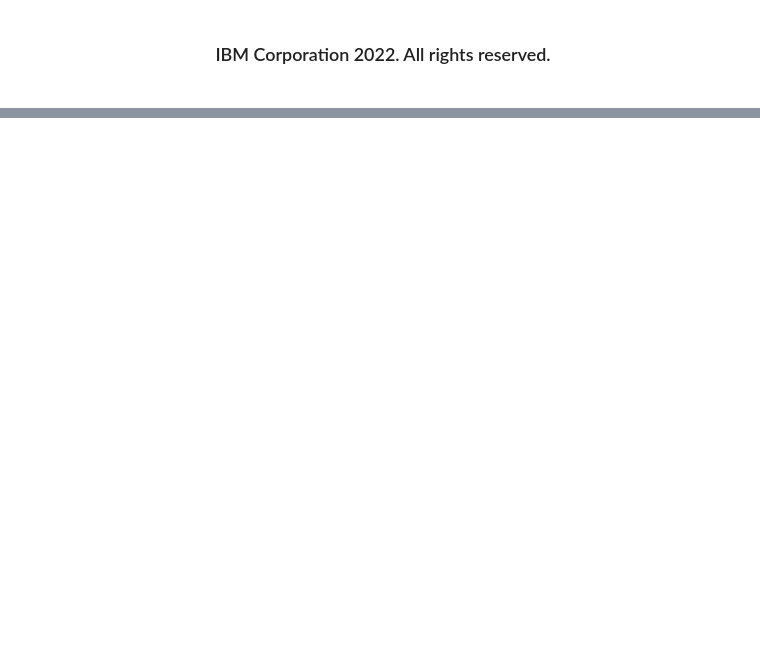
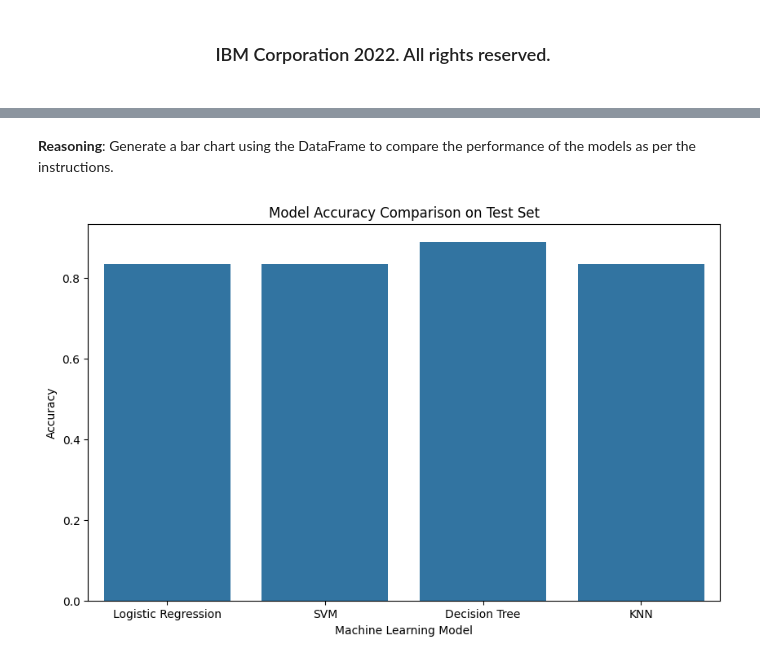
Before and after one commit to IvanTulli/DSC_project, a Jupyter notebook: Part 4 - Model building and evaluation/SpaceX_Machine Learning Prediction_Part_5.ipynb, the cells around one changed output, grey strips where cells are left out. Cells and saved outputs as stored; diff of their text form; code cells hidden in the pictures; blank space fills up the shorter version.

```diff
--- a/Part 4 - Model building and evaluation/SpaceX_Machine Learning Prediction_Part_5.ipynb
+++ b/Part 4 - Model building and evaluation/SpaceX_Machine Learning Prediction_Part_5.ipynb
@@ -110,9 +102,9 @@ data.head()
 | 4 | 5 | 2013-12-03 | Falcon 9 | 3170.000000 | GTO | CCAFS SLC 40 | None None | 1 | False | ... |
 # %%
 URL2 = 'https://cf-courses-data.s3.us.cloud-object-storage.appdomain.cloud/IBM-DS0321EN-SkillsNetwork/datasets/dataset_part_3.csv'
-resp2 = await fetch(URL2)
-text2 = io.BytesIO((await resp2.arrayBuffer()).to_py())
-X = pd.read_csv(text2)
+#resp2 = await fetch(URL2)
+#text2 = io.BytesIO((await resp2.arrayBuffer()).to_py())
+X = pd.read_csv(URL2)
 # %%
 X.head(100)
 # %% [output]
@@ -317,3 +313,6 @@ parameters = {'n_neighbors': [1, 2, 3, 4, 5, 6, 7, 8, 9, 10],
               'p': [1,2]}
 
 KNN = KNeighborsClassifier()
+# %%
+knn_cv = GridSearchCV(KNN, param_grid = parameters, cv =10)
+knn_cv.fit(X_train,Y_train)
@@ -347,0 +387,10 @@ Find the method performs best:
+# %%
+logreg_accuracy = logreg_cv.score(X_test, Y_test)
+svm_accuracy = svm_cv.score(X_test, Y_test)
+tree_accuracy = tree_cv.score(X_test, Y_test)
+knn_accuracy = knn_cv.score(X_test, Y_test)
+
+print(f"Logistic Regression Test Accuracy: {logreg_accuracy}")
+print(f"SVM Test Accuracy: {svm_accuracy}")
+print(f"Decision Tree Test Accuracy: {tree_accuracy}")
+print(f"KNN Test Accuracy: {knn_accuracy}")
@@ -347,0 +410,6 @@ Find the method performs best:
+# %%
+accuracy_dict = {
+    'Model': ['Logistic Regression', 'SVM', 'Decision Tree', 'KNN'],
+    'Accuracy': [logreg_accuracy, svm_accuracy, tree_accuracy, knn_accuracy]
+}
+accuracy_df = pd.DataFrame(accuracy_dict)
@@ -347,0 +421,12 @@ Find the method performs best:
+# %% [markdown]
+**Reasoning**:
+Generate a bar chart using the DataFrame to compare the performance of the models as per the instructions.
+# %%
+plt.figure(figsize=(10, 6))
+sns.barplot(x='Model', y='Accuracy', data=accuracy_df)
+plt.title('Model Accuracy Comparison on Test Set')
+plt.xlabel('Machine Learning Model')
+plt.ylabel('Accuracy')
+plt.show()
+# %% [output]
+[figure, added]
```
Also changed, not shown: parts of 19 cells of this notebook.
